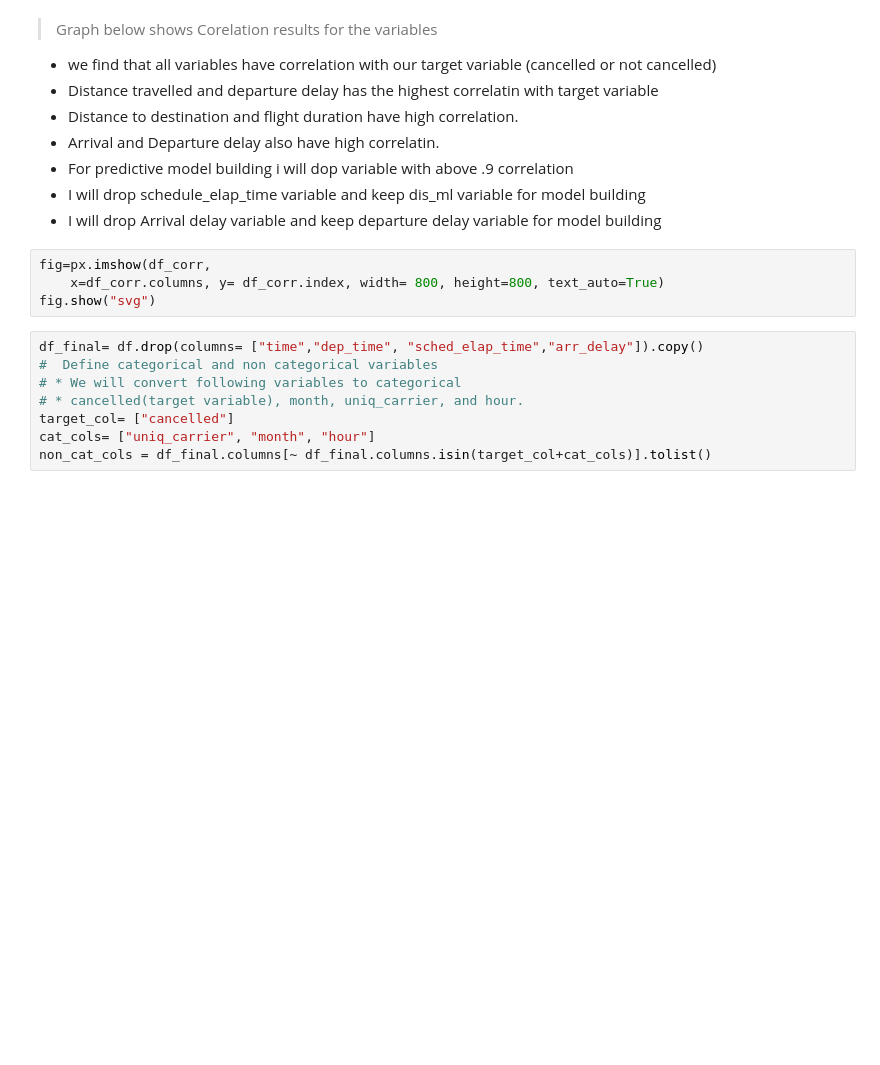
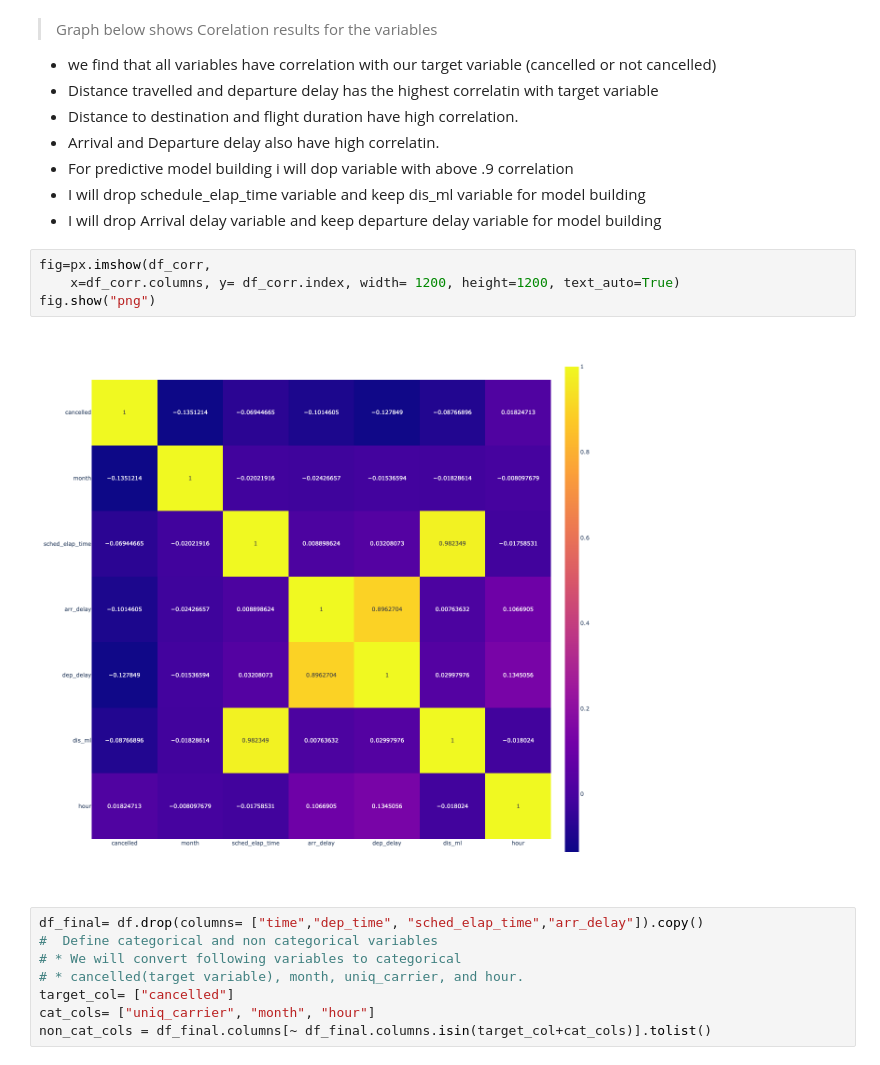
Before and after one commit to WaleedIdrees/python_code, a Jupyter notebook: eda/flights_EDA.ipynb, the cells around one changed output. Cells and saved outputs as stored; diff of their text form; blank space fills up the shorter version.

```diff
--- a/eda/flights_EDA.ipynb
+++ b/eda/flights_EDA.ipynb
@@ -615,8 +617,10 @@ The default value of numeric_only in DataFrame.corr is deprecated. In a future v
 * I will drop Arrival delay variable and keep departure delay variable for model building
 # %%
 fig=px.imshow(df_corr,
-    x=df_corr.columns, y= df_corr.index, width= 800, height=800, text_auto=True)
-fig.show("svg")
+    x=df_corr.columns, y= df_corr.index, width= 1200, height=1200, text_auto=True)
+fig.show("png")
+# %% [output]
+[figure, added]
 # %%
 df_final= df.drop(columns= ["time","dep_time", "sched_elap_time","arr_delay"]).copy()
 #  Define categorical and non categorical variables
```
Also changed, not shown: parts of 1 cell of this notebook.
